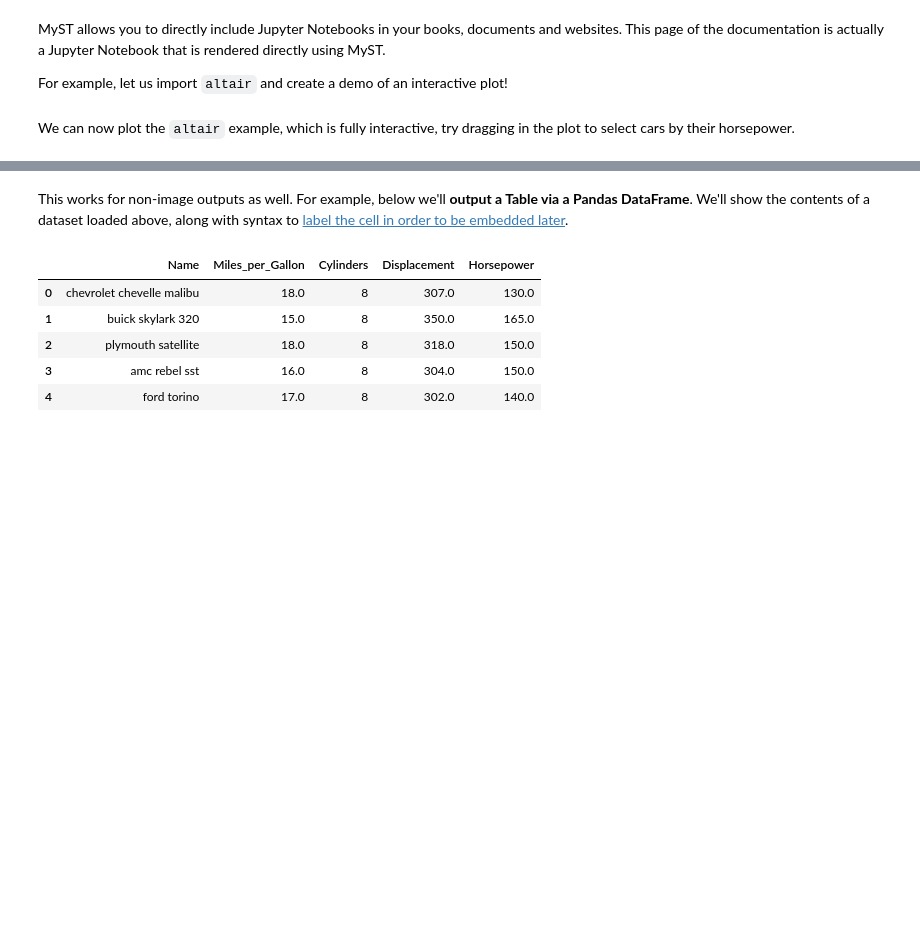
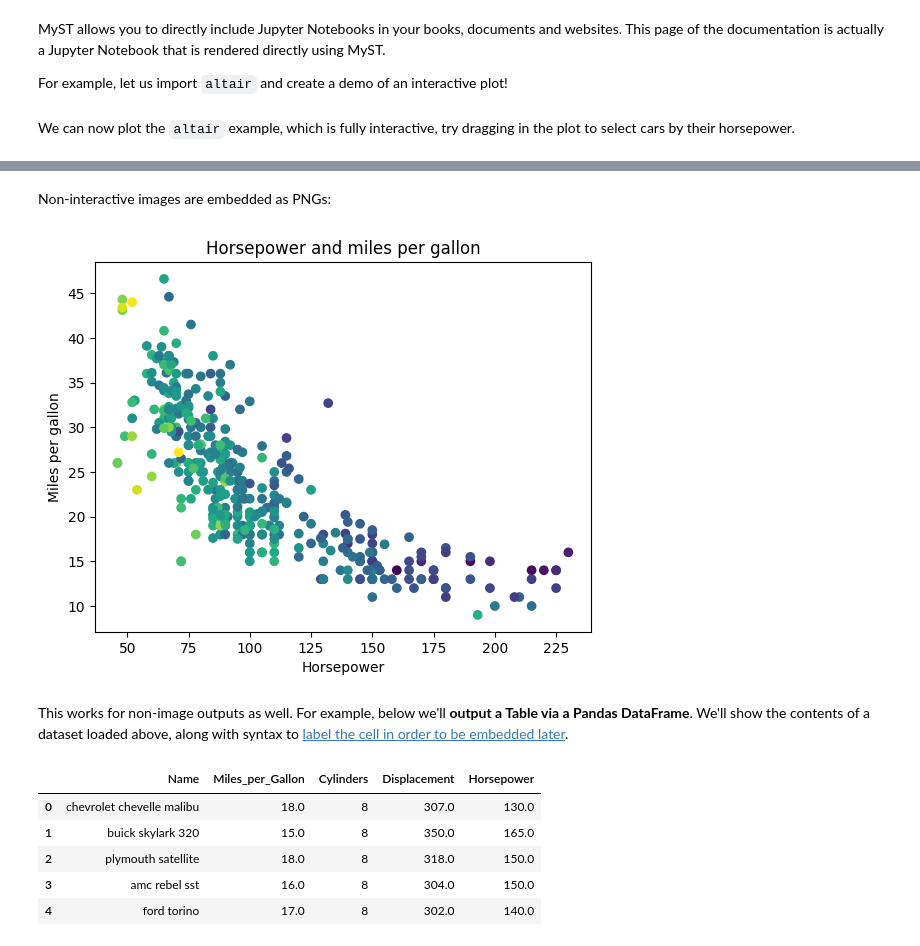
Before and after one commit to jupyter-book/mystmd, a Jupyter notebook: docs/interactive-notebooks.ipynb, the cells around one changed output, grey strips where cells are left out. Drawn from its saved outputs; the diff is of its cells as text; code cells hidden in the pictures; blank space fills up the shorter version.

```diff
--- a/docs/interactive-notebooks.ipynb
+++ b/docs/interactive-notebooks.ipynb
@@ -33,6 +33,18 @@ We can now plot the `altair` example, which is fully interactive, try dragging i
 points & bars
 # %% [output]
 [interactive output not drawn]
+# %% [markdown]
+Non-interactive images are embedded as PNGs:
+# %%
+#| label: img:mpl
+import matplotlib.pyplot as plt
+fig, ax = plt.subplots()
+ax.scatter("Horsepower", "Miles_per_Gallon",
+           c="Acceleration", data=data.cars())
+_ = ax.set(xlabel="Horsepower", ylabel="Miles per gallon",
+       title="Horsepower and miles per gallon")
+# %% [output]
+[figure, added]
 # %% [markdown]
 This works for non-image outputs as well.
 For example, below we'll **output a Table via a Pandas DataFrame**.
```
Also changed, not shown: parts of 2 cells of this notebook, 4 other files.
